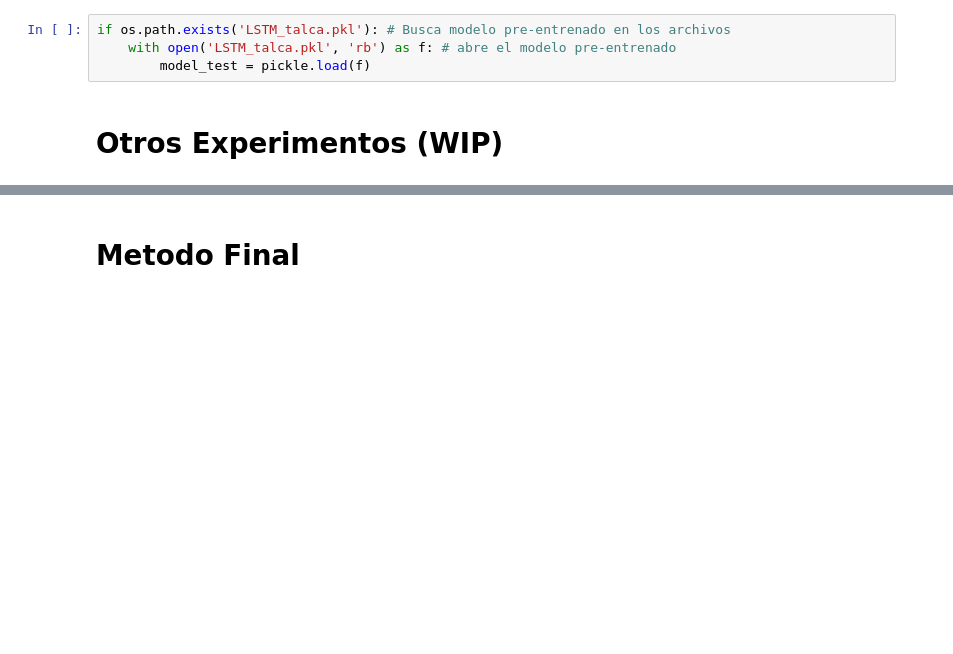
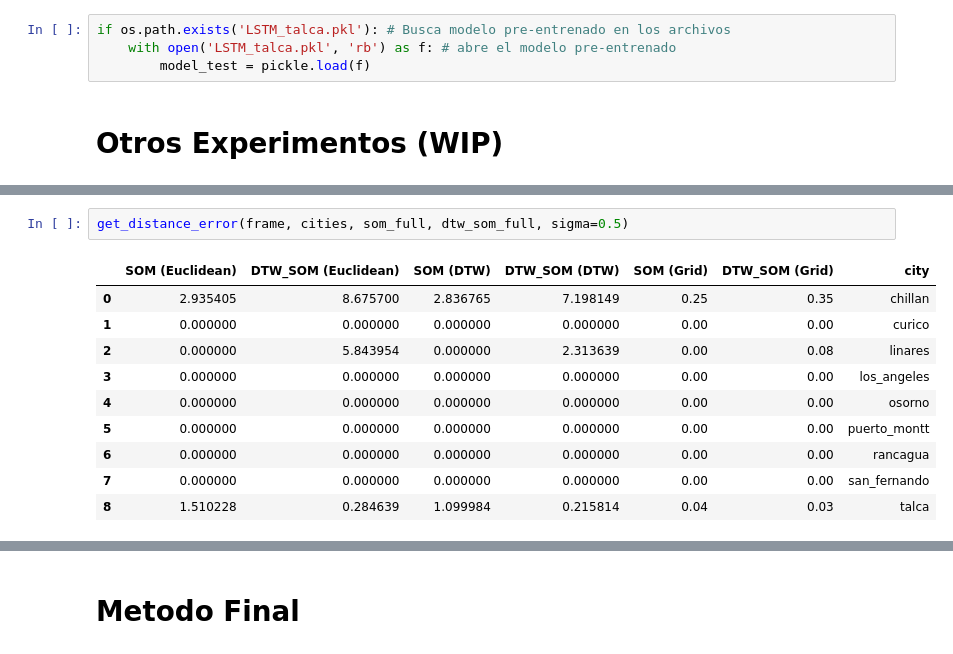
Before and after one commit to castudil/som-lstm, a Jupyter notebook: DTW-SOM/DTW_SOM.ipynb, the cells around one changed output, grey strips where cells are left out. Cells and saved outputs as stored; diff of their text form; blank space fills up the shorter version.

```diff
--- a/DTW-SOM/DTW_SOM.ipynb
+++ b/DTW-SOM/DTW_SOM.ipynb
@@ -1152,0 +1238,13 @@ Otro experimento que es posible realizar consiste en aumentar la desviación est
+# %%
+get_distance_error(frame, cities, som_full, dtw_som_full, sigma=0.5)
+# %% [output]
+|  | SOM (Euclidean) | DTW_SOM (Euclidean) | SOM (DTW) | DTW_SOM (DTW) | SOM (Grid) | DTW_SOM (Grid) | city |
+| 0 | 2.935405 | 8.675700 | 2.836765 | 7.198149 | 0.25 | 0.35 | chillan |
+| 1 | 0.000000 | 0.000000 | 0.000000 | 0.000000 | 0.00 | 0.00 | curico |
+| 2 | 0.000000 | 5.843954 | 0.000000 | 2.313639 | 0.00 | 0.08 | linares |
+| 3 | 0.000000 | 0.000000 | 0.000000 | 0.000000 | 0.00 | 0.00 | los_angeles |
+| 4 | 0.000000 | 0.000000 | 0.000000 | 0.000000 | 0.00 | 0.00 | osorno |
+| 5 | 0.000000 | 0.000000 | 0.000000 | 0.000000 | 0.00 | 0.00 | puerto_montt |
+| 6 | 0.000000 | 0.000000 | 0.000000 | 0.000000 | 0.00 | 0.00 | rancagua |
+| 7 | 0.000000 | 0.000000 | 0.000000 | 0.000000 | 0.00 | 0.00 | san_fernando |
+| 8 | 1.510228 | 0.284639 | 1.099984 | 0.215814 | 0.04 | 0.03 | talca |
```
Also changed, not shown: parts of 22 cells of this notebook.
